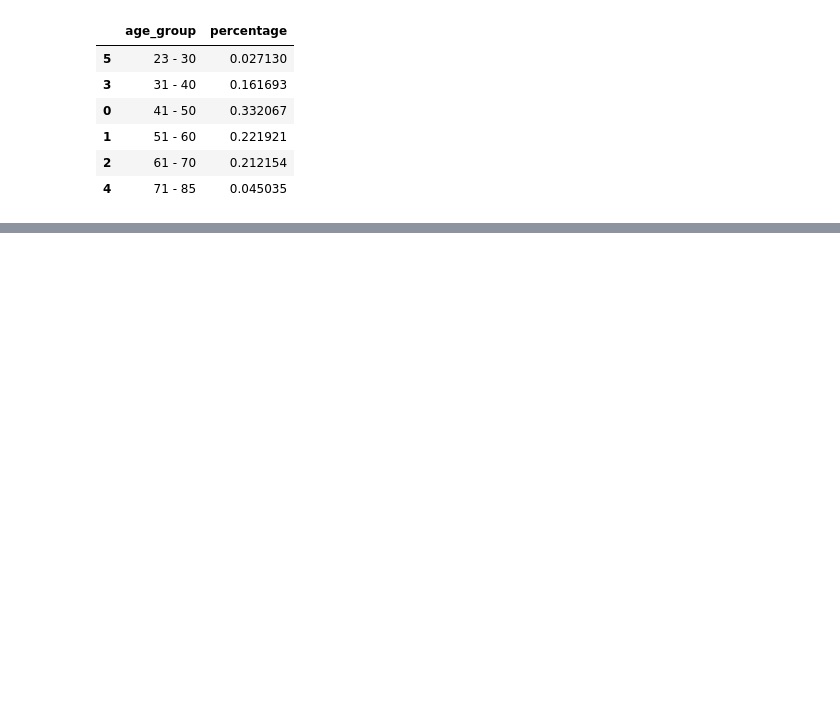
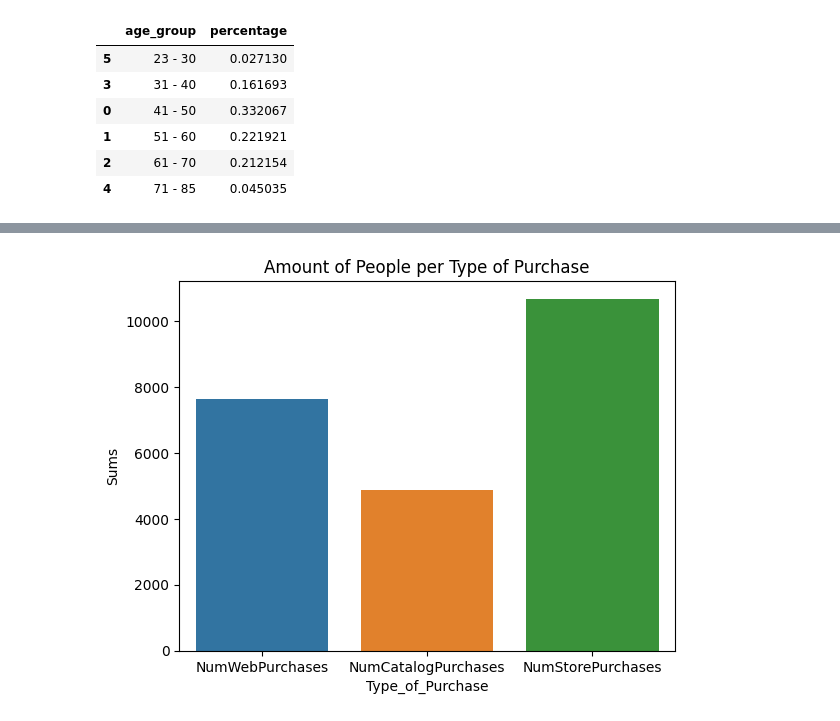
Before and after one commit to jgonzalez1015/Portfolio-Projects, a Jupyter notebook: Food Marketing Analysis Project/Food Marketing Analysis Project.ipynb, the cells around one changed output, grey strips where cells are left out. Cells and saved outputs as stored; diff of their text form; code cells hidden in the pictures; blank space fills up the shorter version.

```diff
--- a/Food Marketing Analysis Project/Food Marketing Analysis Project.ipynb
+++ b/Food Marketing Analysis Project/Food Marketing Analysis Project.ipynb
@@ -186,0 +210,7 @@ food.head()
+# %%
+sns.barplot(x = 'Type_of_Purchase', y = 'Sums', hue = 'Type_of_Purchase' , data = sum_food)
+
+plt.title('Amount of People per Type of Purchase')
+plt.show()
+# %% [output]
+[figure, added]
```
Also changed, not shown: parts of 35 cells of this notebook.
